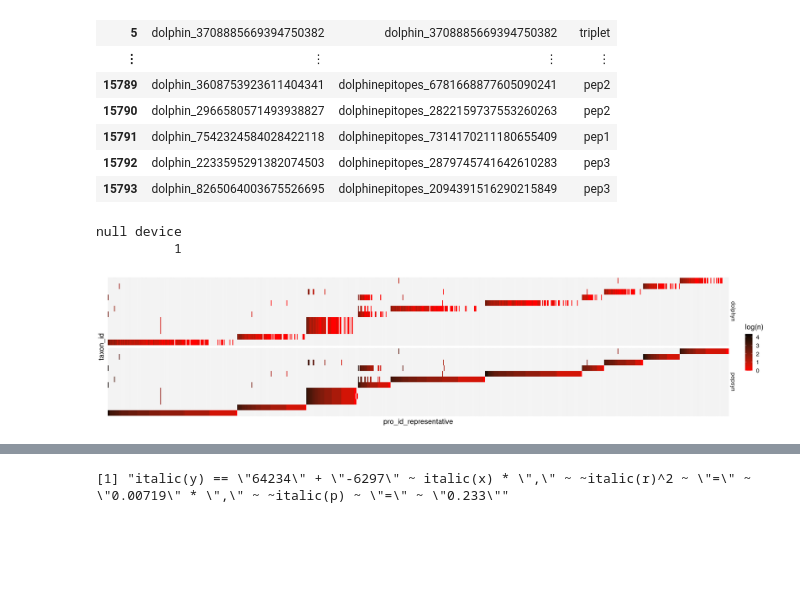
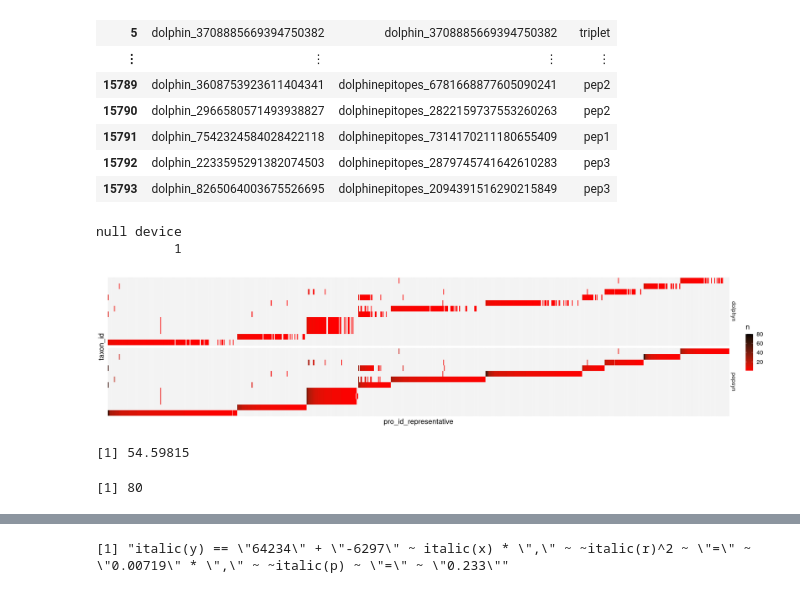
Before and after one commit to kepsi/Dolphyn, a Jupyter notebook: Manuscript Analyses/GPD_PhARscore.ipynb, the cells around one changed output, grey strips where cells are left out. Cells and saved outputs as stored; diff of their text form; code cells hidden in the pictures; blank space fills up the shorter version.

```diff
--- a/Manuscript Analyses/GPD_PhARscore.ipynb
+++ b/Manuscript Analyses/GPD_PhARscore.ipynb
@@ -189,7 +167,7 @@ options(repr.matrix.max.rows=10, repr.matrix.max.cols=15)
 # %%
 # combine all phage annotation data
 
-GPD_anno = read.table("GPD_annotation_pilotphages.csv", sep = ",", header=TRUE, comment.char = "", row.names = 1)
+GPD_anno = read.table("../data/GPD_annotation_pilotphages.csv", sep = ",", header=TRUE, comment.char = "", row.names = 1)
 GPD_anno %>% mutate(NorthAmcaFreq = str_count(Continents_detected, "North America")) %>%
 select(Source, GPD_VC, Size, Predicted_phage_taxon, checkV_prophage, Novel, NorthAmcaFreq, Host_range_taxon) %>% rownames_to_column("taxon_id") -> GPD_anno
 
@@ -204,11 +182,11 @@ mutate(Host_Phylum = sapply(Host_range_taxon,get_phylum)) %>% mutate(Host_Phylum
 mutate(Predicted_phage_taxon = droplevels(Predicted_phage_taxon,"")) ->
 GPD_anno
 
-blast_anno = read.table("../AnnotationProject/pilotphages_blast_annotation.csv", sep = ",", header=TRUE, row.names = 1)
+blast_anno = read.table("../data/pilotphages_blast_annotation.csv", sep = ",", header=TRUE, row.names = 1)
 paste("Blast", colnames(blast_anno), sep = "_") -> colnames(blast_anno)
 blast_anno %>% rownames_to_column("taxon_id") %>% merge(GPD_anno) -> GPD_anno
 
-anno_pep = read.table("DolphynLa_001_Universal.tsv", header = TRUE, sep = "\t", row.names = 2)
+anno_pep = read.table("../data/DolphynLa_001_Universal.tsv", header = TRUE, sep = "\t", row.names = 2)
 anno_pep = anno_pep[anno_pep$sublibrary != "validationDS",]
 anno_pep %>%
     select(c("sublibrary","pro_len", "pro_id", "pep_id","pos_start", "pos_end", "taxon_id", "pro_id_all")) %>%
@@ -241,18 +219,18 @@ mutate(bin_Escherichia = as.factor(ifelse(Host_Genus %in% "Escherichia", "True",
 rbind(phage_meta, phage_meta %>% subset(library == "pepsyn") %>% mutate(library = "all")) -> phage_meta
 rbind(phage_meta, phage_meta %>% mutate(library = paste0(library,"_7"))) -> phage_meta
 # %%
-meta = read.table(paste0(inputfolder,"Helmsley_VRC_metadata_121721.csv"), header = TRUE, sep = ",", row.names = 1)
+meta = read.table("../data/Helmsley_VRC_metadata_121721.csv", header = TRUE, sep = ",", row.names = 1)
 meta[,c("Age","Sex","Race")] %>% rownames_to_column("sample_id") -> meta
 
 filenames_pre = "20230123 - "
 filenames_post = " - max 7 iterations"
 
-phar_dolphyn_194_7 = readRDS(paste0("./PhARscore/",filenames_pre , "phip194_PhARscores_dolphyn" , filenames_post , ".rds"))
-phar_dolphyn_195_7 = readRDS(paste0("./PhARscore/" , filenames_pre , "phip195_PhARscores_dolphyn" , filenames_post , ".rds"))
+phar_dolphyn_194_7 = readRDS(paste0("../data/",filenames_pre , "phip194_PhARscores_dolphyn" , filenames_post , ".rds"))
+phar_dolphyn_195_7 = readRDS(paste0("../data/" , filenames_pre , "phip195_PhARscores_dolphyn" , filenames_post , ".rds"))
 phar = rbind(phar_dolphyn_194_7,phar_dolphyn_195_7) %>% mutate(library = "dolphyn_7")
 
-phar_pepsyn_194_7 = readRDS(paste0("./PhARscore/" , filenames_pre , "phip194_PhARscores_pepsyn" , filenames_post , ".rds"))
-phar_pepsyn_195_7 = readRDS(paste0("./PhARscore/" , filenames_pre , "phip195_PhARscores_pepsyn" , filenames_post , ".rds"))
+phar_pepsyn_194_7 = readRDS(paste0("../data/" , filenames_pre , "phip194_PhARscores_pepsyn" , filenames_post , ".rds"))
+phar_pepsyn_195_7 = readRDS(paste0("../data/" , filenames_pre , "phip195_PhARscores_pepsyn" , filenames_post , ".rds"))
 rbind(phar_pepsyn_194_7,phar_pepsyn_195_7) %>% mutate(library = "pepsyn_7") %>%
 rbind(phar) -> phar
 
@@ -428,14 +594,15 @@ df %>% ggplot(aes(Size, sum)) + geom_point() + geom_smooth(method="lm") #+
 # %%
-anno_pep = read.table("DolphynLa_001_Universal.tsv", header = TRUE, sep = "\t", row.names = 2)
+anno_pep = read.table("../data/DolphynLa_001_Universal.tsv", header = TRUE, sep = "\t", row.names = 2)
 anno_pep = anno_pep[anno_pep$sublibrary != "validationDS",]
 anno_pep %>%
     select(c("sublibrary","pro_len", "pro_id", "pep_id","pos_start", "pos_end", "taxon_id", "pro_id_all")) %>%
     mutate(across(where(is.factor), as.character)) -> anno_pep
+
 # Hit Foldchange Data
 #files <- list.files(inputfolder, pattern = "\\_DolphynLa_001_FoldChange.tsv$",  recursive = TRUE)
-files <- list.files(inputfolder, pattern = "\\_DolphynLa_001_Hits_foldchange.tsv$",  recursive = TRUE)
-fc <-  read.table(paste0(inputfolder,files[1]), header=TRUE, row.names = 1)
-fc <- cbind(fc, read.table(paste0(inputfolder,files[2]), header=TRUE, row.names = 1))
+files <- list.files("../data/", pattern = "\\_DolphynLa_001_Hits_foldchange.tsv$",  recursive = TRUE)
+fc <-  read.table(paste0("../data/",files[1]), header=TRUE, row.names = 1)
+fc <- cbind(fc, read.table(paste0("../data/",files[2]), header=TRUE, row.names = 1))
 fc %>% select(!contains("BEADS_ONLY")) -> fc
 fc = fc[rownames(anno_pep),]
 lfc_org = log(fc)
@@ -705,31 +869,39 @@ phar %>% select(taxon_id) %>% unique %>% sample_n(12) %>% unlist -> random_phage
 # %%
 options(repr.plot.width=22, repr.plot.height=5)
 #pdf("figures/library_comparison_proteins.pdf", width=22, height=5)
 set.seed(12)
 phar %>% select(taxon_id) %>% unique %>% sample_n(12) %>% unlist -> random_phage_set
 psl <- prep_crossreactivityPlot(lfc_org,c('S3.0144.01X194'))
 
 psl %>% subset(sublibrary == "dolphin" | sublibrary == "pepsyn") %>%
 mutate(sublibrary = gsub("dolphin", "dolphyn", sublibrary)) %>%
 subset(taxon_id %in% random_phage_set) -> psl
 
 merge(psl, psl %>% ungroup %>% subset(sublibrary == "pepsyn") %>% select(pro_id_representative, taxon_id) %>% unique() %>% select(pro_id_representative) %>%
 table() %>% as.data.frame() %>% rename(pro_id_representative = ".") %>% rename(in_phages = "Freq")) %>%
 group_by(pro_id, taxon_id, pro_id_representative, sample, sublibrary, in_phages) %>%
 summarise_at(vars(lfc, pep_bin), funs(mean = mean, sum = sum, n = n(), max = max)) %>%
 rename(n=lfc_n)%>%
 merge(GPD_anno %>% select(taxon_id,GPD_VC)) %>% arrange(taxon_id, desc(n), desc(in_phages),) %>%
 distinct(pro_id_representative,sample,sublibrary,taxon_id, .keep_all = TRUE) %>%
 mutate(pro_id_representative = factor(pro_id_representative, levels = unique(pro_id_representative))) %>%
 mutate(taxon_id = factor(taxon_id, levels = unique(taxon_id))) %>%
 
-ggplot(aes(pro_id_representative,taxon_id)) + geom_tile(aes(fill = log(n))) + scale_fill_gradient(low = "red", high = "black") +
+ggplot(aes(pro_id_representative,taxon_id)) + geom_tile(aes(fill = n)) + scale_fill_gradient(low = "red", high = "black") +
   theme(axis.text.x=element_blank(), axis.text.y=element_blank(), panel.grid.major.y = element_blank()) + facet_grid(sublibrary~.)
 dev.off()
 # %% [output]
 null device
           1
-[figure, old version]
+[figure, new version]
+# %%
+exp(4)
+# %% [output]
+[1] 54.59815
+# %%
+exp(log(80))
+# %% [output]
+[1] 80
 # %%
 names(phar)
 # %% [output]
```
Also changed, not shown: parts of 23 cells of this notebook, 17 other files.
